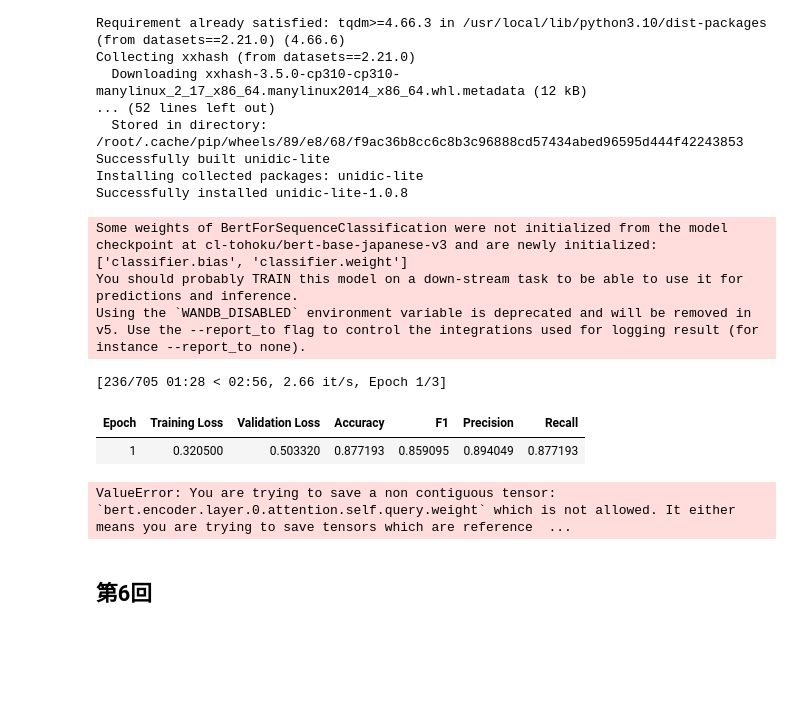
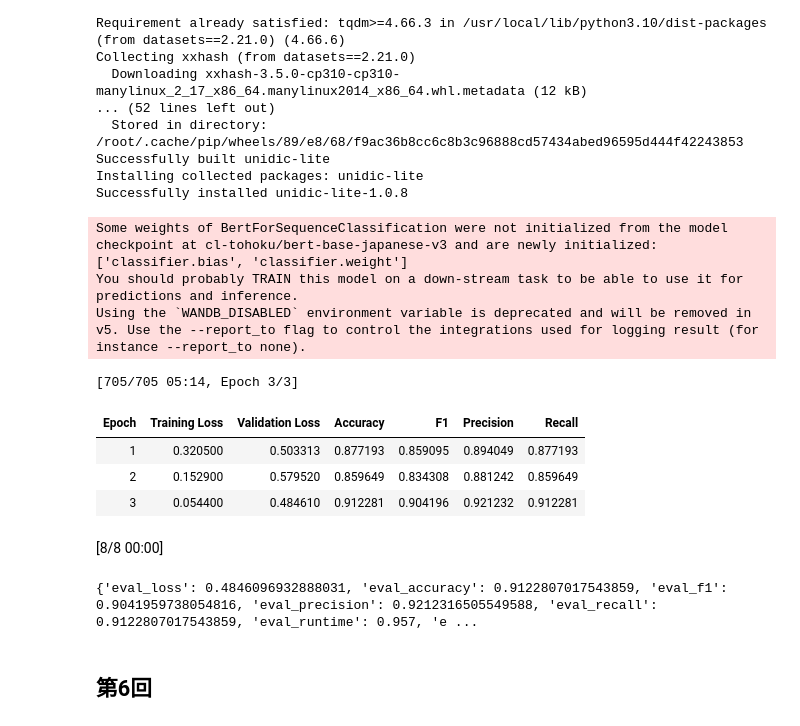
Before and after one commit to OrlyIdeate/deep-learning, a Jupyter notebook: deep-learning-assignment-2.ipynb, the cells around one changed output. Cells and saved outputs as stored; diff of their text form; code cells hidden in the pictures; blank space fills up the shorter version.

```diff
--- a/deep-learning-assignment-2.ipynb
+++ b/deep-learning-assignment-2.ipynb
@@ -567,42 +567,45 @@ training_args = TrainingArguments(
     num_train_epochs=3,
     weight_decay=0.01,
     logging_dir="./logs",
     logging_strategy="epoch",
     load_best_model_at_end=True,
 )
 
-class ContiguousCallback(TrainerCallback):
-    def on_save(self, args, state, control, **kwargs):
-        for name, param in kwargs['model'].named_parameters():
+class CustomTrainer(Trainer):
+    def _save(self, output_dir: str, state_dict=None):
+        for name, param in self.model.named_parameters():
             if not param.is_contiguous():
                 param.data = param.data.contiguous()
+        super()._save(output_dir, state_dict)
 
 # Initialize Trainer
-trainer = Trainer(
+trainer = CustomTrainer(
     model=model,
     args=training_args,
     train_dataset=tokenized_train_dataset,
     eval_dataset=tokenized_valid_dataset,
     tokenizer=tokenizer,
     data_collator=data_collator,
-    compute_metrics=compute_metrics,
-    callbacks=[ContiguousCallback]
+    compute_metrics=compute_metrics
 )
 
 # Train the model
 trainer.train()
 
 # Evaluate the model
 eval_results = trainer.evaluate()
 print(eval_results)
 # %% [output]
 Some weights of BertForSequenceClassification were not initialized from the model checkpoint at cl-tohoku/bert-base-japanese-v3 and are newly initialized: ['classifier.bias', 'classifier.weight']
 You should probably TRAIN this model on a down-stream task to be able to use it for predictions and inference.
 Using the `WANDB_DISABLED` environment variable is deprecated and will be removed in v5. Use the --report_to flag to control the integrations used for logging result (for instance --report_to none).
-[236/705 01:28 < 02:56, 2.66 it/s, Epoch 1/3]
+[705/705 05:14, Epoch 3/3]
 | Epoch | Training Loss | Validation Loss | Accuracy | F1 | Precision | Recall |
-| 1 | 0.320500 | 0.503320 | 0.877193 | 0.859095 | 0.894049 | 0.877193 |
+| 1 | 0.320500 | 0.503313 | 0.877193 | 0.859095 | 0.894049 | 0.877193 |
+| 2 | 0.152900 | 0.579520 | 0.859649 | 0.834308 | 0.881242 | 0.859649 |
+| 3 | 0.054400 | 0.484610 | 0.912281 | 0.904196 | 0.921232 | 0.912281 |
+[8/8 00:00]
-ValueError: You are trying to save a non contiguous tensor: `bert.encoder.layer.0.attention.self.query.weight` which is not allowed. It either means you are trying to save tensors which are reference  ...
+{'eval_loss': 0.4846096932888031, 'eval_accuracy': 0.9122807017543859, 'eval_f1': 0.9041959738054816, 'eval_precision': 0.9212316505549588, 'eval_recall': 0.9122807017543859, 'eval_runtime': 0.957, 'e ...
 # %% [markdown]
 ## 第6回
 # %% [markdown]
```
